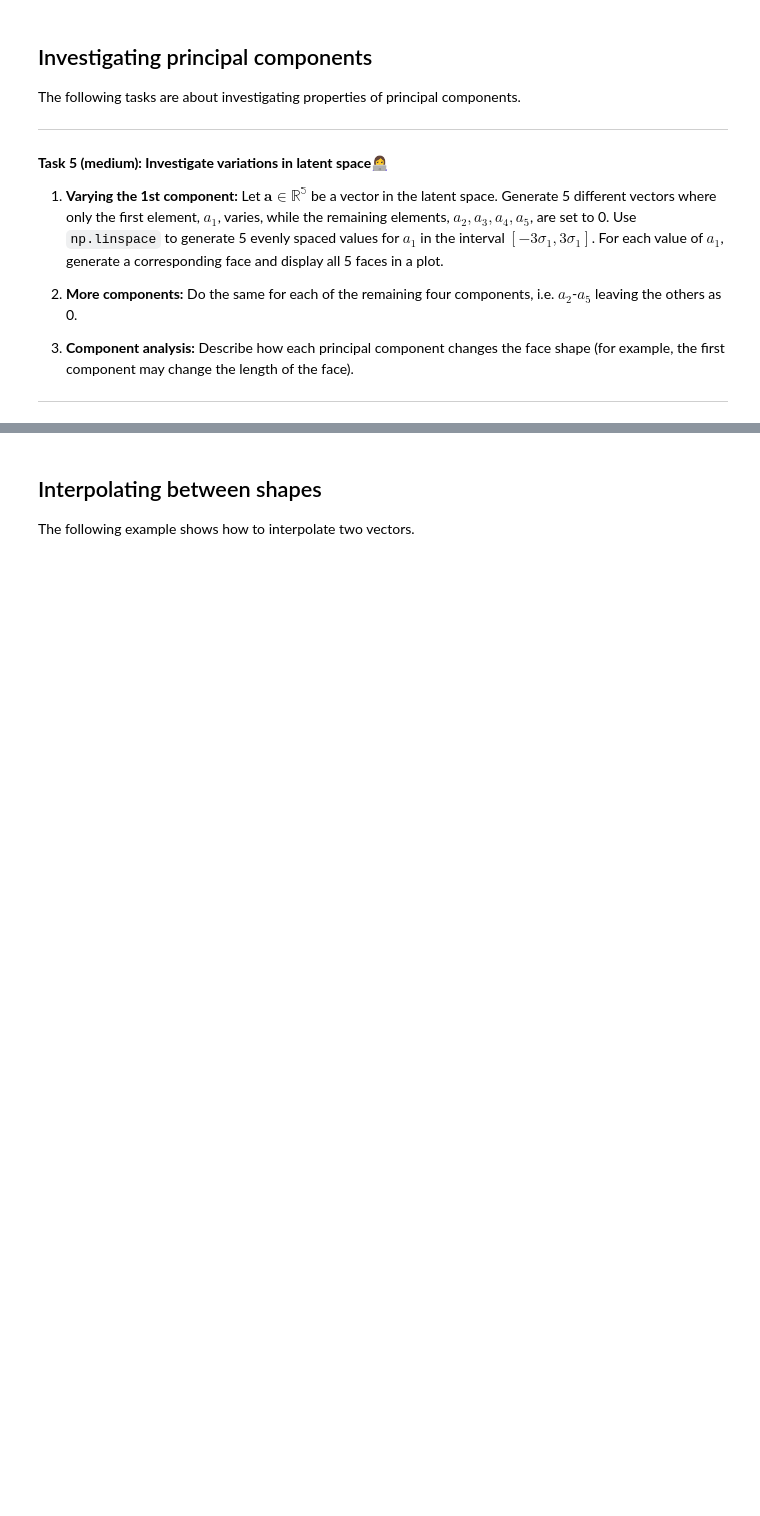
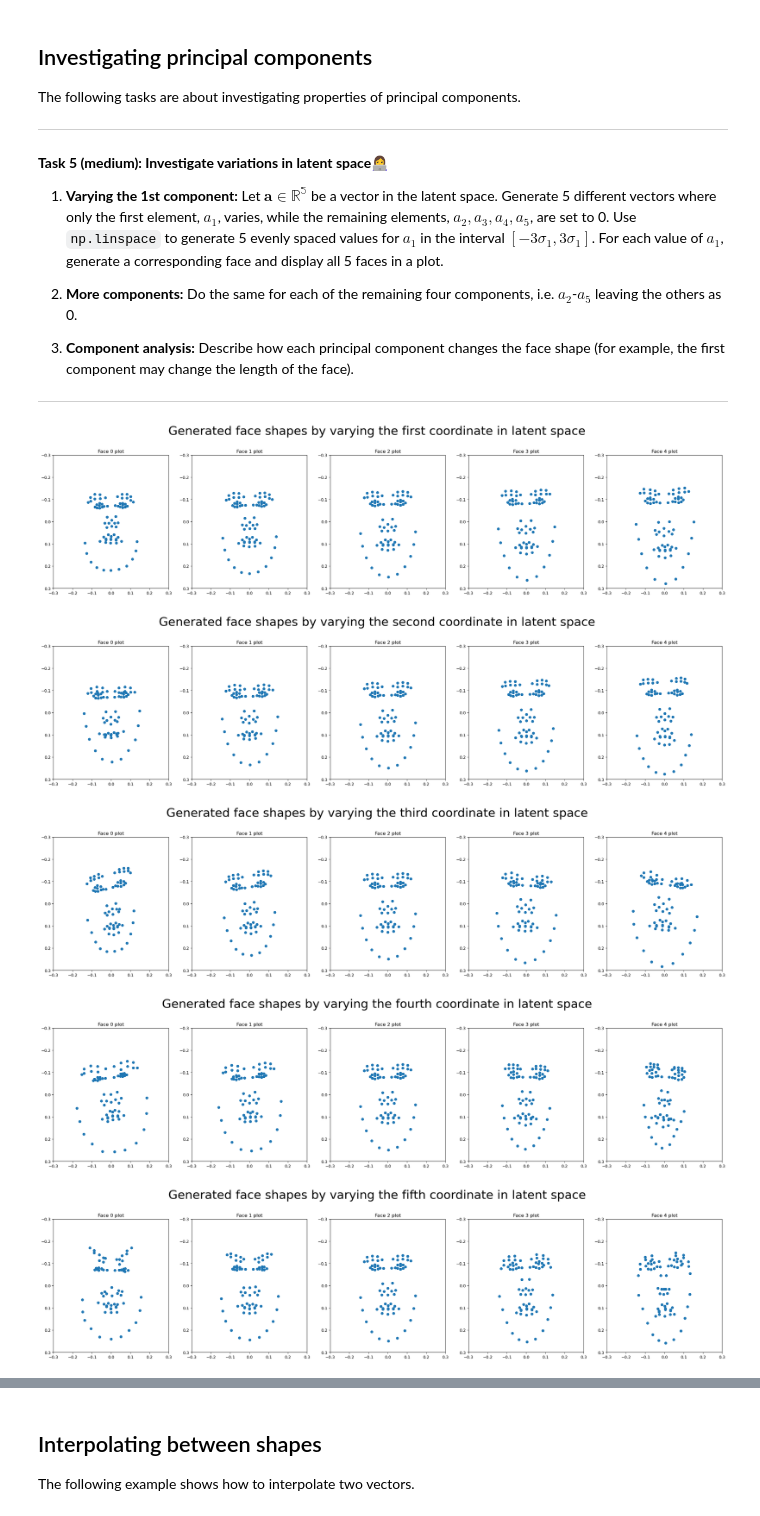
Before and after one commit to SirSorensen/IML-Group36, a Jupyter notebook: W11/02-shape_generation.ipynb, the cells around one changed output, grey strips where cells are left out. Drawn from its saved outputs; the diff is of its cells as text; code cells hidden in the pictures; blank space fills up the shorter version.

```diff
--- a/W11/02-shape_generation.ipynb
+++ b/W11/02-shape_generation.ipynb
@@ -247,8 +304,29 @@ The following tasks are about investigating properties of principal components.
 ---
 # %%
 std_1 = np.sqrt(val[0]) # std/eigvalue for the first PC
-np.linspace(-3*std_1, 3*std_1, num=5)
+interval_deviations = np.linspace(3*std_1, -3*std_1, num=5)
 
 # Write your solution here
+a  = np.array([0,0,0,0,0])
 
+
+gen_shapes = [transform_from_latent_space([np.array([deviation,0,0,0,0])], used, mu) for deviation in interval_deviations]
 plot_many_faces(gen_shapes,"Generated face shapes by varying the first coordinate in latent space")
+
+gen_shapes = [transform_from_latent_space([np.array([0,deviation,0,0,0])], used, mu) for deviation in interval_deviations]
+plot_many_faces(gen_shapes,"Generated face shapes by varying the second coordinate in latent space")
+
+gen_shapes = [transform_from_latent_space([np.array([0,0,deviation,0,0])], used, mu) for deviation in interval_deviations]
+plot_many_faces(gen_shapes,"Generated face shapes by varying the third coordinate in latent space")
+
+gen_shapes = [transform_from_latent_space([np.array([0,0,0,deviation,0])], used, mu) for deviation in interval_deviations]
+plot_many_faces(gen_shapes,"Generated face shapes by varying the fourth coordinate in latent space")
+
+gen_shapes = [transform_from_latent_space([np.array([0,0,0,0,deviation])], used, mu) for deviation in interval_deviations]
+plot_many_faces(gen_shapes,"Generated face shapes by varying the fifth coordinate in latent space")
+# %% [output]
+[figure, added]
+[figure, added]
+[figure, added]
+[figure, added]
+[figure, added]
```
Also changed, not shown: parts of 13 cells of this notebook.
